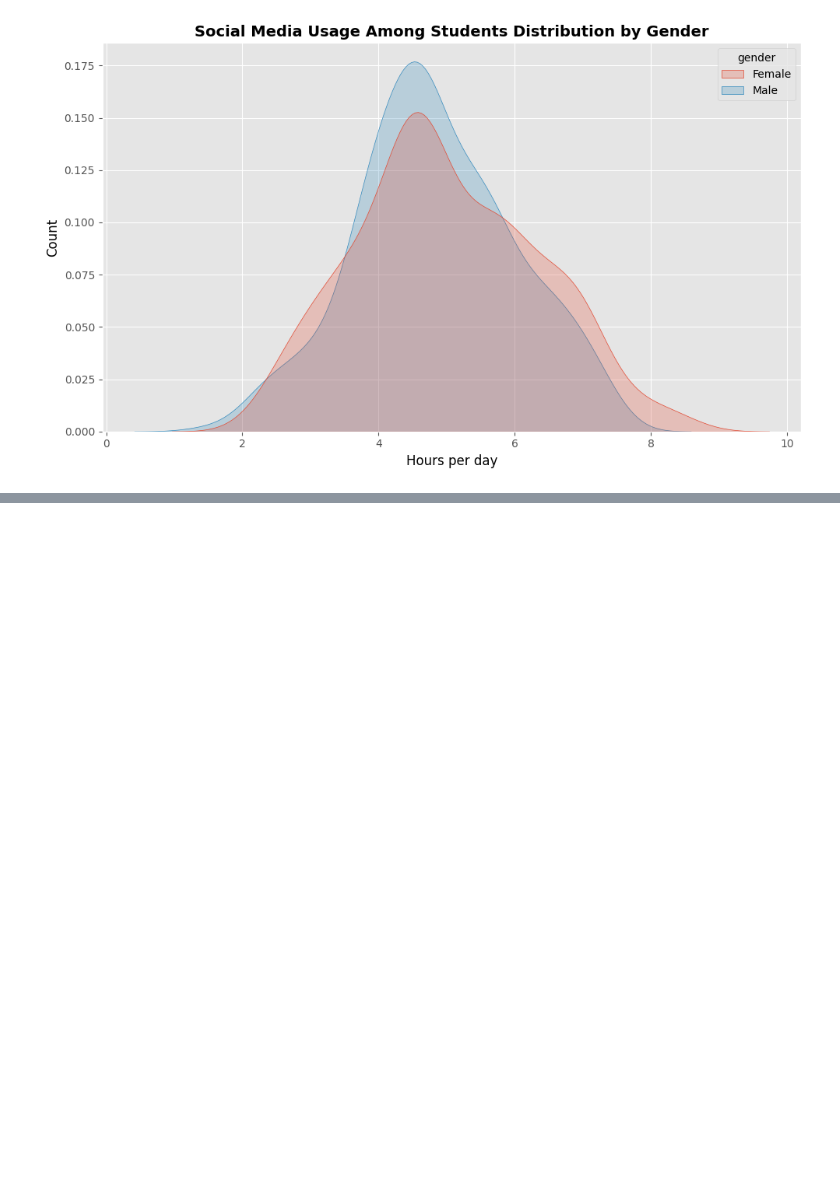
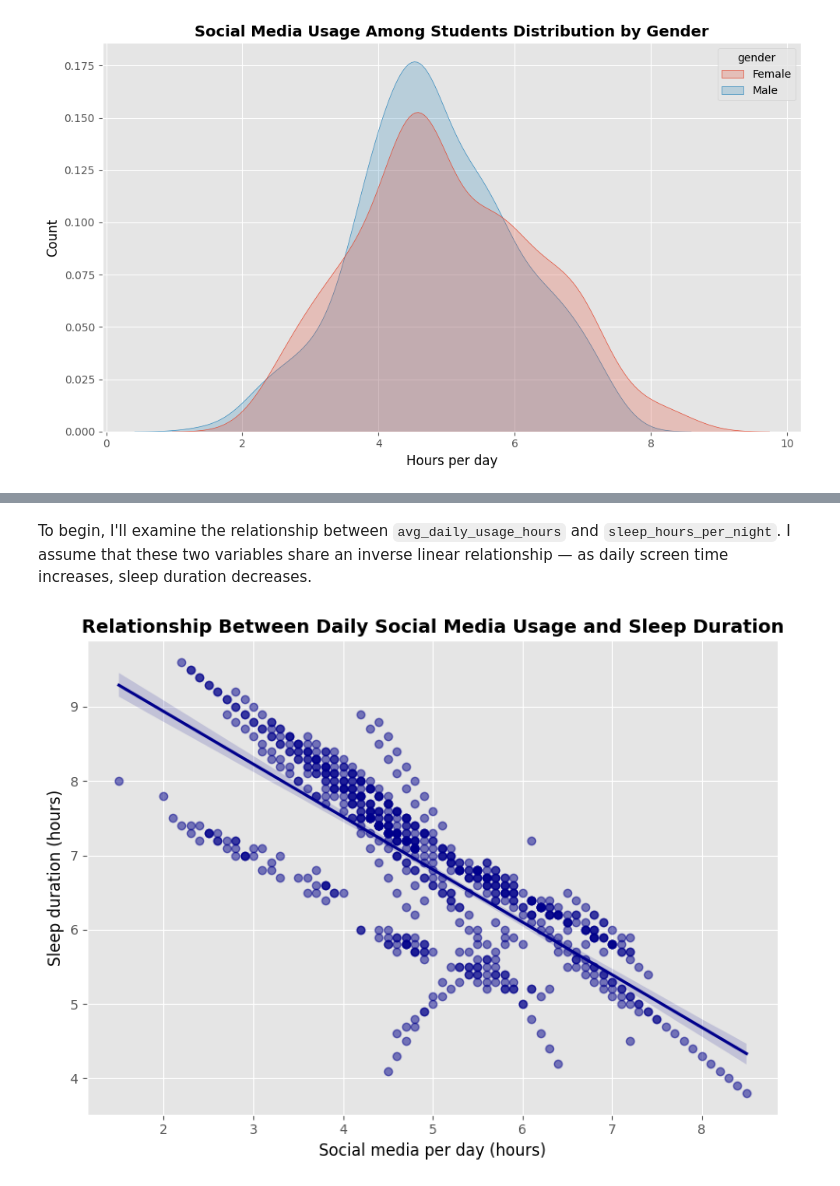
Before and after one commit to kseniiaoblasova/social-media-addiction-analysis, a Jupyter notebook: notebooks/exploration.ipynb, the cells around one changed output, grey strips where cells are left out. Cells and saved outputs as stored; diff of their text form; code cells hidden in the pictures; blank space fills up the shorter version.

```diff
--- a/notebooks/exploration.ipynb
+++ b/notebooks/exploration.ipynb
@@ -306,0 +362,15 @@ plt.tight_layout()
+# %% [markdown]
+To begin, I'll examine the relationship between `avg_daily_usage_hours` and `sleep_hours_per_night`.
+I assume that these two variables share an inverse linear relationship — as daily screen time increases, sleep duration decreases.
+# %%
+plt.figure(figsize=(8,6))
+sns.regplot(x='avg_daily_usage_hours', y='sleep_hours_per_night', data=df, scatter_kws={'alpha':0.5}, color='darkblue')
+
+plt.title('Relationship Between Daily Social Media Usage and Sleep Duration',fontdict=title_style)
+plt.xlabel('Social media per day (hours)', fontdict={'color':'black'})
+plt.ylabel('Sleep duration (hours)',fontdict={'color':'black'})
+
+plt.savefig('../outputs/multivariate-analysis/social-media-and-sleep-duration.png')
+plt.tight_layout()
+# %% [output]
+[figure, added]
```
Also changed, not shown: parts of 27 cells of this notebook, 7 other files.
